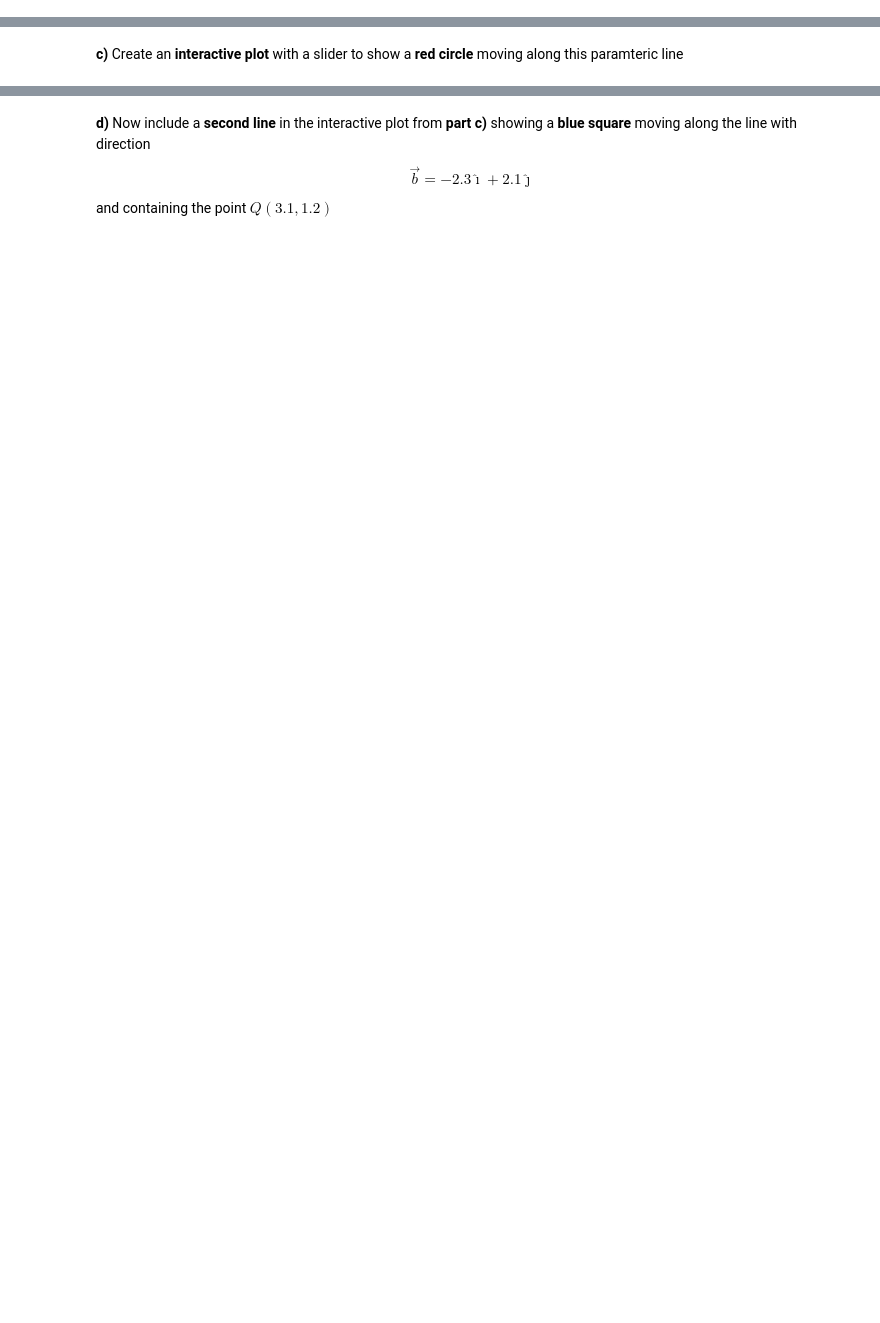
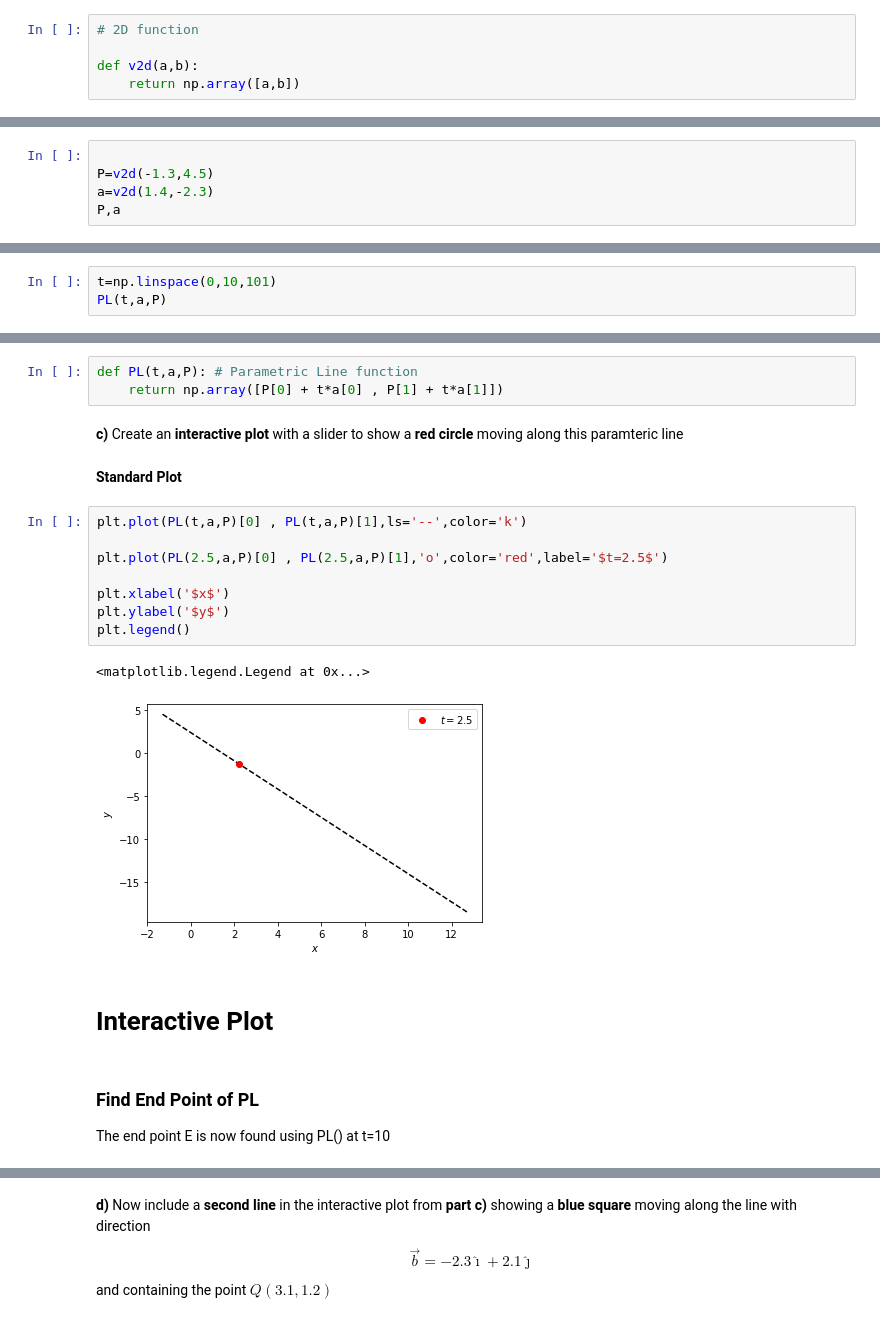
Before and after one commit to MichaelMcKibbin/WIT, a Jupyter notebook: ASSIGNMENT 1 in progress.ipynb, the cells around one changed output, grey strips where cells are left out. Saved outputs shown, nothing was run; the diff lists cells and outputs as text; blank space fills up the shorter version.

```diff
--- a/ASSIGNMENT 1 in progress.ipynb
+++ b/ASSIGNMENT 1 in progress.ipynb
@@ -408,9 +408,19 @@ ___
 # Question 4
 
 __a)__ Define a function to create __2-dimensional__ points and vectors
+# %%
+# 2D function
+
+def v2d(a,b):
+    return np.array([a,b])
 # %% [markdown]
 __b)__ Given the point $P(-1.3, 4.5)$ and the vector
 $$
 \vec{a} = 1.4\hat{\imath} - 2.3\hat{\jmath},
 $$
 define a function to produce the __parametric representation__ of the line through $P$ in the direction of $\vec{a}$
+# %%
+
+P=v2d(-1.3,4.5)
+a=v2d(1.4,-2.3)
+P,a
@@ -416,0 +429,3 @@ define a function to produce the __parametric representation__ of the line throu
+# %%
+t=np.linspace(0,10,101)
+PL(t,a,P)
@@ -417,2 +452,23 @@ define a function to produce the __parametric representation__ of the line throu
+# %%
+def PL(t,a,P): # Parametric Line function
+    return np.array([P[0] + t*a[0] , P[1] + t*a[1]])
 # %% [markdown]
 __c)__ Create an __interactive plot__ with a slider to show a __red circle__ moving along this paramteric line
+# %% [markdown]
+**Standard Plot**
+# %%
+plt.plot(PL(t,a,P)[0] , PL(t,a,P)[1],ls='--',color='k')
+
+plt.plot(PL(2.5,a,P)[0] , PL(2.5,a,P)[1],'o',color='red',label='$t=2.5$')
+
+plt.xlabel('$x$')
+plt.ylabel('$y$')
+plt.legend()
+# %% [output]
+<matplotlib.legend.Legend at 0x...>
+[figure, added]
+# %% [markdown]
+# **Interactive Plot**
+# %% [markdown]
+### Find End Point of PL
+The end point  E  is now found using PL() at t=10
```
Also changed, not shown: parts of 13 cells of this notebook.
